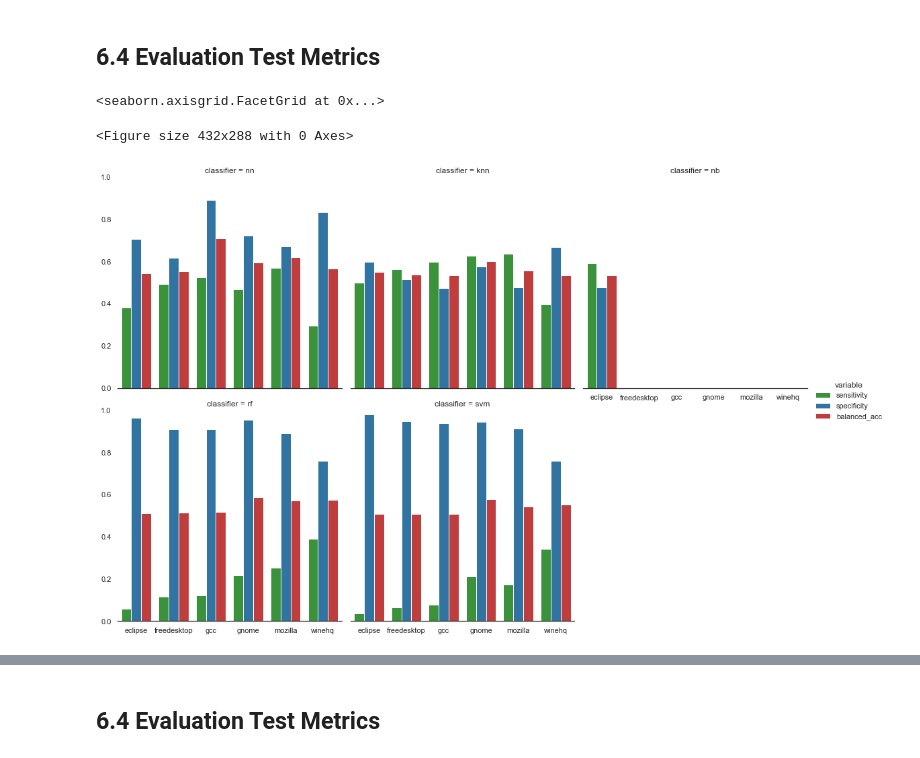
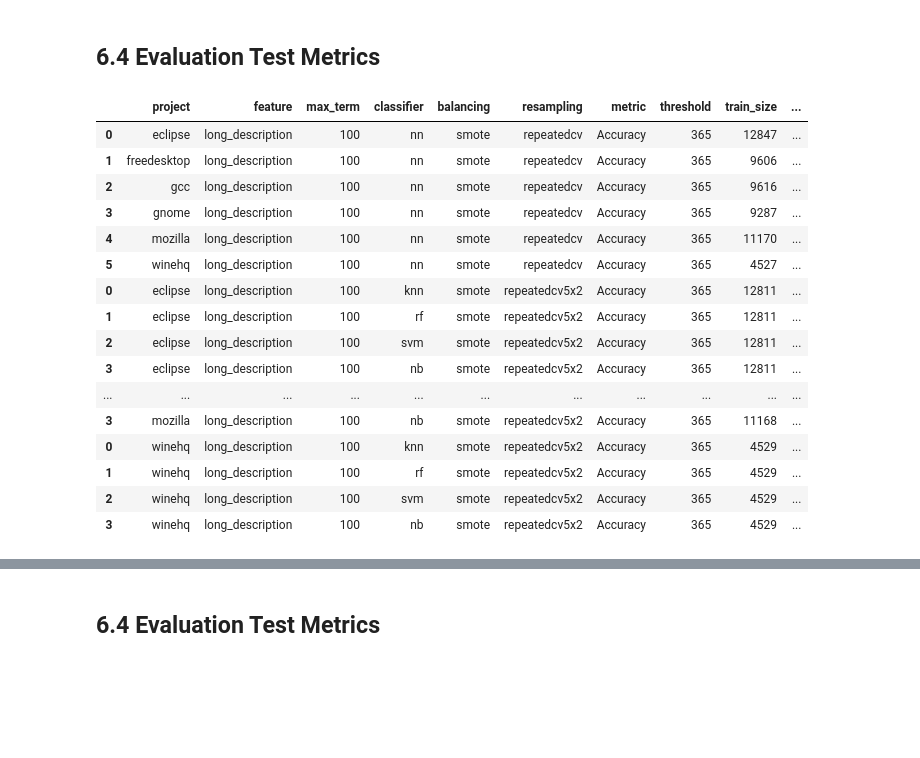
Before and after one commit to gomesluiz/long-lived-bug-predictor, a Jupyter notebook: notebooks/20201227_long_lived_prediction_rq4_data_analysis.ipynb, the cells around one changed output, grey strips where cells are left out. Saved outputs shown, nothing was run; the diff lists cells and outputs as text; code cells hidden in the pictures; blank space fills up the shorter version.

```diff
--- a/notebooks/20201227_long_lived_prediction_rq4_data_analysis.ipynb
+++ b/notebooks/20201227_long_lived_prediction_rq4_data_analysis.ipynb
@@ -445,7 +445,7 @@ plt.savefig("../output/figures/r4e4_svm_performace_algorithms_on_all_dataset_in_
 test_metrics_nn = pd.read_csv("../output/data/20201103_r4_4b_predict_long_lived_bug_train_all_w_nn_final.csv",\
                                        sep=",", decimal=",")
 test_metrics_eclipse = pd.read_csv("../output/data/20201103_r4_4b_predict_long_lived_bug_test_eclipse_final.csv",\
-                                       sep=",")
+                                       sep=",", decimal=",")
 test_metrics_freedesktop = pd.read_csv("../output/data/20201103_r4_4b_predict_long_lived_bug_test_freedesktop_final.csv",\
                                        sep=",")
 test_metrics_gcc = pd.read_csv("../output/data/20201103_r4_4b_predict_long_lived_bug_test_gcc_final.csv",\
@@ -460,38 +460,25 @@ test_metrics_winehq = pd.read_csv("../output/data/20201103_r4_4b_predict_long_li
 test_metrics_frames = [test_metrics_nn, test_metrics_eclipse, test_metrics_freedesktop, test_metrics_gcc,\
                       test_metrics_gnome, test_metrics_mozilla, test_metrics_winehq]
 test_metrics_all  = pd.concat(test_metrics_frames)
-test_metrics_all  = test_metrics_all[['project', 'classifier', 'sensitivity', 'specificity', 'balanced_acc']].melt(id_vars=['project', 'classifier'])
+#test_metrics_all  = test_metrics_all[['project', 'classifier', 'sensitivity', 'specificity', 'balanced_acc']].melt(id_vars=['project', 'classifier'])
+#test_metrics_all  = test_metrics_all[['project', 'classifier', 'balanced_acc']].melt(id_vars=['project', 'classifier'])
-# %%
-sns.despine(offset=5)
-sns.set(style="white")
-#e4_metrics_data_melted = test_metrics_all[['project', 'sensitivity', 'specificity', 'balanced_acc']].melt(id_vars=['project'])
-g = sns.catplot(data=test_metrics_all
-                , kind="bar"
-                , x="project"
-                , y="value"
-                , hue="variable"
-                , col="classifier"
-                , col_wrap=3
-                #, height=10
-                #, aspect=
-                , palette=["tab:green", "tab:blue", "tab:red"])
-(g.set_axis_labels("", "")
-  .set(ylim=(0,1))
-  .despine(left=True))
-
-# Format y scale in percentage format.
-#for ax in g.axes.flat:
-#    ax.yaxis.set_major_formatter(PercentFormatter(1))
-#
-# Change and ajust legend.
-#box = g.ax.get_position()
-#g.ax.set_position([box.x0, box.y0, box.width * 0.95, box.height]) # resize position
-#g._legend.set_title("Evaluating Metrics")
-#for t, l in zip(g._legend.texts, ['Sensitivity', 'Specificity', 'Balanced Accuracy']): t.set_text(l)
-g
-#plt.show()
-#plt.savefig("../output/figures/r4e4_svm_performace_algorithms_on_eclipse_dataset_in_test.pdf", format="pdf", dpi=600, bbox_inches='tight')
-# %% [output]
-<seaborn.axisgrid.FacetGrid at 0x...>
-<Figure size 432x288 with 0 Axes>
-[figure, removed]
+# %%
+test_metrics_all
+# %% [output]
+|  | project | feature | max_term | classifier | balancing | resampling | metric | threshold | train_size | ... |
+| 0 | eclipse | long_description | 100 | nn | smote | repeatedcv | Accuracy | 365 | 12847 | ... |
+| 1 | freedesktop | long_description | 100 | nn | smote | repeatedcv | Accuracy | 365 | 9606 | ... |
+| 2 | gcc | long_description | 100 | nn | smote | repeatedcv | Accuracy | 365 | 9616 | ... |
+| 3 | gnome | long_description | 100 | nn | smote | repeatedcv | Accuracy | 365 | 9287 | ... |
+| 4 | mozilla | long_description | 100 | nn | smote | repeatedcv | Accuracy | 365 | 11170 | ... |
+| 5 | winehq | long_description | 100 | nn | smote | repeatedcv | Accuracy | 365 | 4527 | ... |
+| 0 | eclipse | long_description | 100 | knn | smote | repeatedcv5x2 | Accuracy | 365 | 12811 | ... |
+| 1 | eclipse | long_description | 100 | rf | smote | repeatedcv5x2 | Accuracy | 365 | 12811 | ... |
+| 2 | eclipse | long_description | 100 | svm | smote | repeatedcv5x2 | Accuracy | 365 | 12811 | ... |
+| 3 | eclipse | long_description | 100 | nb | smote | repeatedcv5x2 | Accuracy | 365 | 12811 | ... |
+| ... | ... | ... | ... | ... | ... | ... | ... | ... | ... | ... |
+| 3 | mozilla | long_description | 100 | nb | smote | repeatedcv5x2 | Accuracy | 365 | 11168 | ... |
+| 0 | winehq | long_description | 100 | knn | smote | repeatedcv5x2 | Accuracy | 365 | 4529 | ... |
+| 1 | winehq | long_description | 100 | rf | smote | repeatedcv5x2 | Accuracy | 365 | 4529 | ... |
+| 2 | winehq | long_description | 100 | svm | smote | repeatedcv5x2 | Accuracy | 365 | 4529 | ... |
+| 3 | winehq | long_description | 100 | nb | smote | repeatedcv5x2 | Accuracy | 365 | 4529 | ... |
```
Also changed, not shown: parts of 5 cells of this notebook, 31 other files.
